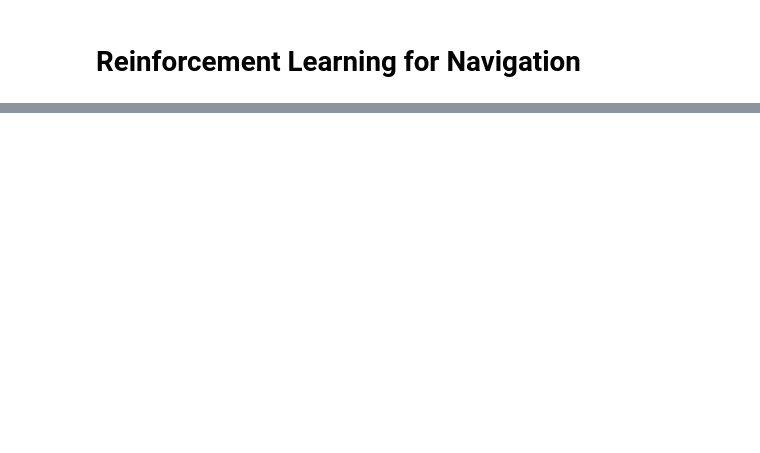
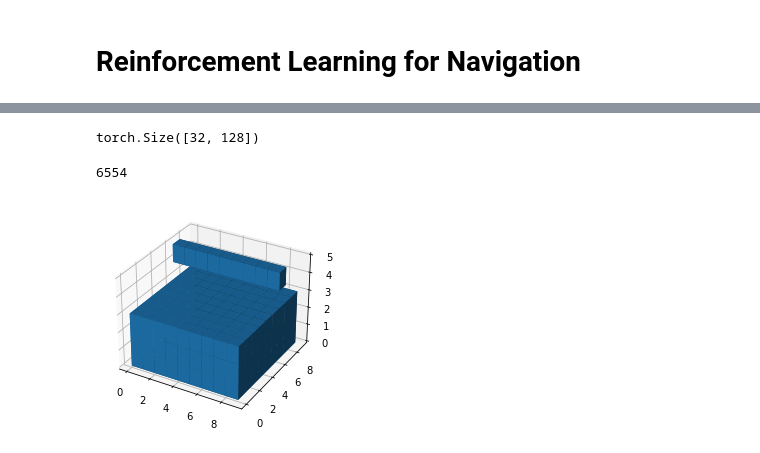
Before and after one commit to batu/RLAgency, a Jupyter notebook: experiment_notebook.ipynb, the cells around one changed output, grey strips where cells are left out. Saved outputs shown, nothing was run; the diff lists cells and outputs as text; code cells hidden in the pictures; blank space fills up the shorter version.

```diff
--- a/experiment_notebook.ipynb
+++ b/experiment_notebook.ipynb
@@ -26,0 +115,24 @@ from pathlib import Path
+# %%
+conv3d_layer = nn.Sequential(
+            nn.Conv3d(in_channels=1, out_channels=128, kernel_size=3, stride=1, padding=1), nn.ReLU(),
+            nn.Conv3d(in_channels=128, out_channels=128, kernel_size=3, stride=2, padding=1), nn.ReLU(),
+            nn.Conv3d(in_channels=128, out_channels=128, kernel_size=3, stride=2, padding=1), nn.ReLU(),
+            # nn.Conv3d(128, 128, kernel_size=2, padding=0, stride=2), nn.ReLU(),
+            nn.MaxPool3d(2),
+        ).to("cpu")
+th.squeeze(conv3d_layer(th.tensor(occupancy_obs_3d[0:32]))).shape
+# %% [output]
+torch.Size([32, 128])
+# %%
+# idx = random.randint(0,10000)
+print(idx)
+# %% [output]
+6554
+# %%
+occupancy_obs_3d = occupancy_obs.reshape(1000000, 1, 9, 5, 9)
+occupancy_obs_3d = np.swapaxes(occupancy_obs_3d, -1, -2)
+occupancy_obs_3d_plt = occupancy_obs_3d.squeeze()
+ax = plt.figure().add_subplot(projection='3d')
+_ = ax.voxels(occupancy_obs_3d_plt[idx-1])
+# %% [output]
+[figure, added]
```
Also changed, not shown: parts of 51 cells of this notebook, 9 other files.
